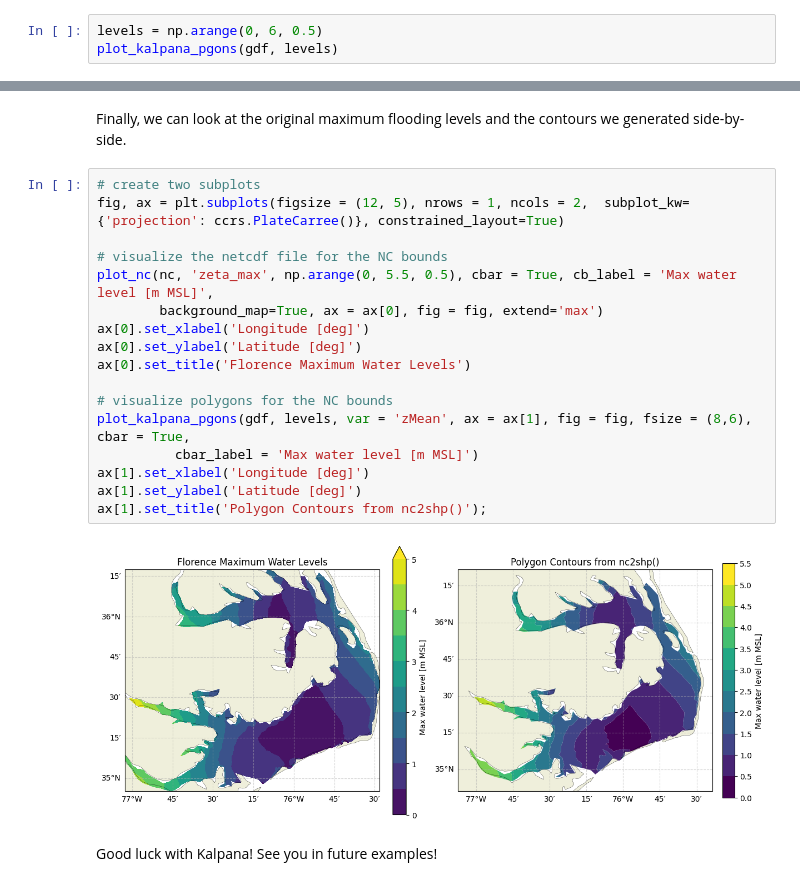
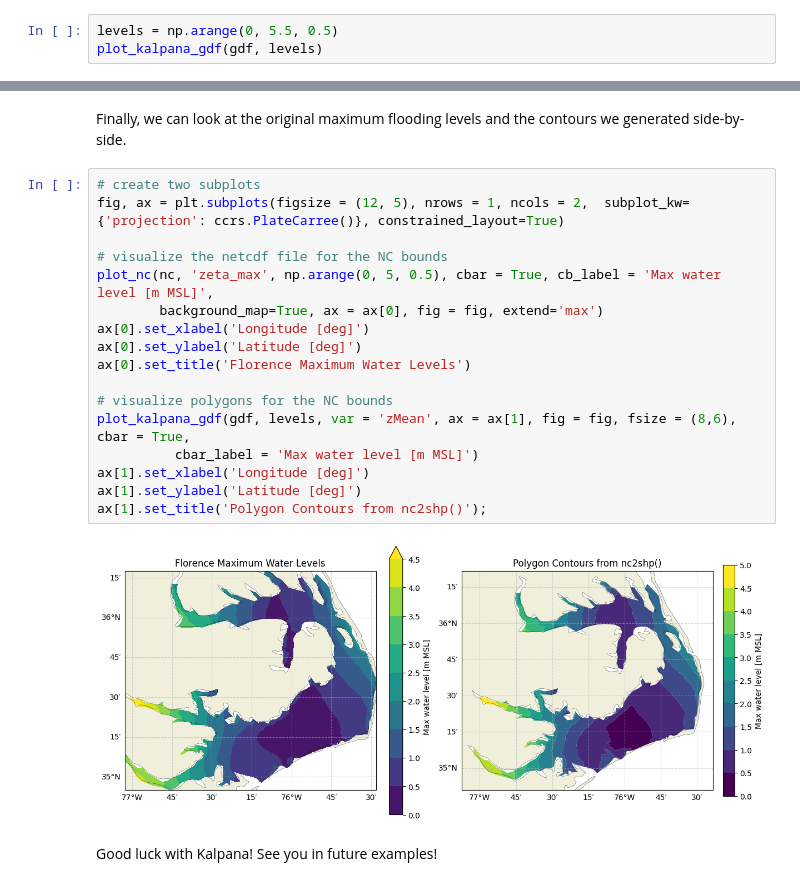
Before and after one commit to ccht-ncsu/Kalpana, a Jupyter notebook: examples/2_adcirc_to_vector/01_water_level_filled_contours.ipynb, the cells around one changed output, grey strips where cells are left out. Cells and saved outputs as stored; diff of their text form.

```diff
--- a/examples/2_adcirc_to_vector/01_water_level_filled_contours.ipynb
+++ b/examples/2_adcirc_to_vector/01_water_level_filled_contours.ipynb
@@ -116,7 +116,7 @@ os.remove(pathOut)
 # %% [markdown]
 **The following cell visualizes the output polygon contours of nc2shp().**
 # %%
-levels = np.arange(0, 6, 0.5)
-plot_kalpana_pgons(gdf, levels)
+levels = np.arange(0, 5.5, 0.5)
+plot_kalpana_gdf(gdf, levels)
 # %% [output]
 <GeoAxesSubplot: >
@@ -126,21 +126,21 @@ Finally, we can look at the original maximum flooding levels and the contours we
 # %%
 # create two subplots
 fig, ax = plt.subplots(figsize = (12, 5), nrows = 1, ncols = 2,  subplot_kw={'projection': ccrs.PlateCarree()}, constrained_layout=True)
 
 # visualize the netcdf file for the NC bounds
-plot_nc(nc, 'zeta_max', np.arange(0, 5.5, 0.5), cbar = True, cb_label = 'Max water level [m MSL]',
+plot_nc(nc, 'zeta_max', np.arange(0, 5, 0.5), cbar = True, cb_label = 'Max water level [m MSL]',
         background_map=True, ax = ax[0], fig = fig, extend='max')
 ax[0].set_xlabel('Longitude [deg]')
 ax[0].set_ylabel('Latitude [deg]')
 ax[0].set_title('Florence Maximum Water Levels')
 
 # visualize polygons for the NC bounds
-plot_kalpana_pgons(gdf, levels, var = 'zMean', ax = ax[1], fig = fig, fsize = (8,6), cbar = True,
+plot_kalpana_gdf(gdf, levels, var = 'zMean', ax = ax[1], fig = fig, fsize = (8,6), cbar = True,
           cbar_label = 'Max water level [m MSL]')
 ax[1].set_xlabel('Longitude [deg]')
 ax[1].set_ylabel('Latitude [deg]')
 ax[1].set_title('Polygon Contours from nc2shp()');
 # %% [output]
-[figure, old version]
+[figure, new version]
 # %% [markdown]
 Good luck with Kalpana! See you in future examples! <br>
```
Also changed, not shown: parts of 4 cells of this notebook, 2 other files.
